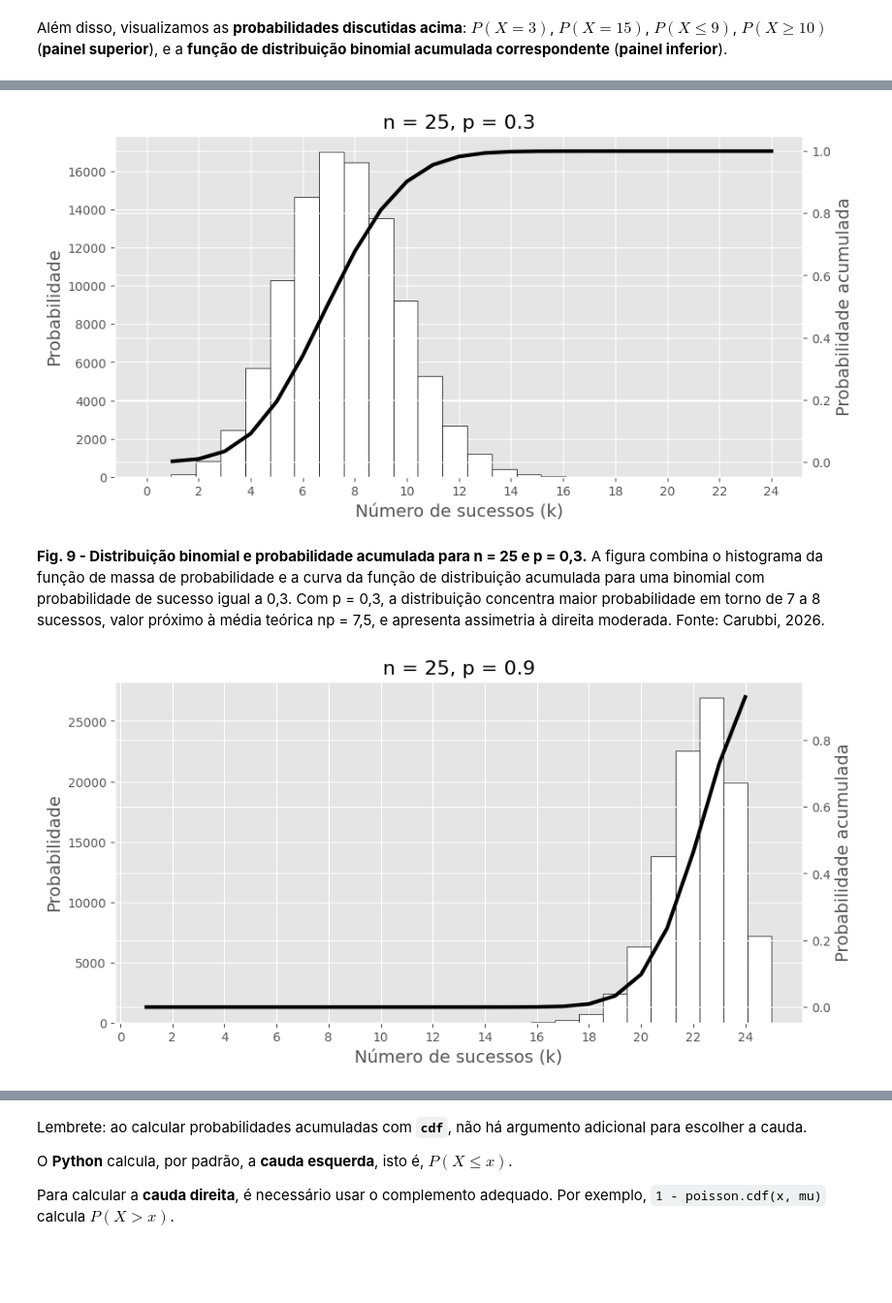
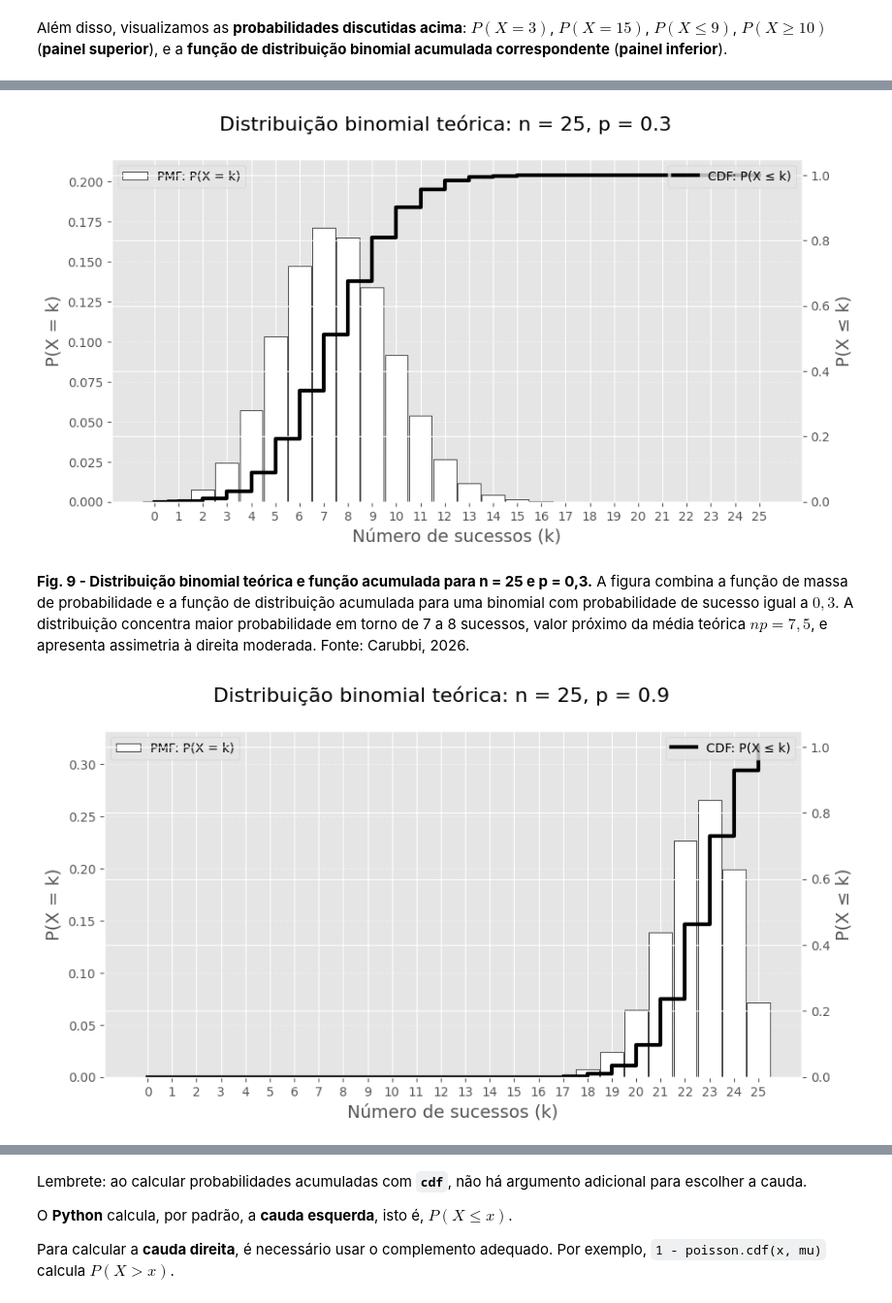
Before and after one commit to carubbi/T199_N724, a Jupyter notebook: aulas/notebooks/9_VAD.ipynb, the cells around one changed output, grey strips where cells are left out. Shown at 97% size. Drawn from its saved outputs; the diff is of its cells as text; code cells hidden in the pictures; blank space fills up the shorter version.

```diff
--- a/aulas/notebooks/9_VAD.ipynb
+++ b/aulas/notebooks/9_VAD.ipynb
@@ -980,75 +1025,11 @@ plt.show()
 # %%
-n = 25
-p = 0.3  # probabilidade de sucesso
-size = 100000  # número de valores simulados
-
-random_binom_numbers = pd.Series(stats.binom.rvs(n, p, size=size))
-
-fig, ax = plt.subplots(figsize=(10, 5))
-plt.title(f"n = {n}, p = {p}", fontsize=16)
-
-# Histograma da PMF
-ax.hist(
-    random_binom_numbers,
-    bins=len(np.unique(random_binom_numbers)),
-    color="white",
-    edgecolor="black",
-)
-
-ax.set_xlabel("Número de sucessos (k)", fontsize=14)
-ax.set_xticks(np.arange(0, n + 1, 2))
-ax.set_ylabel("Probabilidade", fontsize=14)
-
-# Segundo eixo Y (CDF)
-ax2 = ax.twinx()
-ax2.plot(
-    np.arange(1, n),
-    stats.binom.cdf(np.arange(1, n), n, p),
-    linewidth=3,
-    color="black",
-)
-
-ax2.set_ylabel("Probabilidade acumulada", fontsize=14)
-
-plt.show()
+plot_binomial_pmf_cdf(n=25, p=0.3)
 # %% [output]
-[figure, old version]
+[figure, new version]
 # %% [markdown]
-**Fig. 9 - Distribuição binomial e probabilidade acumulada para n = 25 e p = 0,3.** A figura combina o histograma da função de massa de probabilidade e a curva da função de distribuição acumulada para uma binomial com probabilidade de sucesso igual a 0,3. Com p = 0,3, a distribuição concentra maior probabilidade em torno de 7 a 8 sucessos, valor próximo à média teórica np = 7,5, e apresenta assimetria à direita moderada. Fonte: Carubbi, 2026.
+**Fig. 9 - Distribuição binomial teórica e função acumulada para n = 25 e p = 0,3.** A figura combina a função de massa de probabilidade e a função de distribuição acumulada para uma binomial com probabilidade de sucesso igual a $0{,}3$. A distribuição concentra maior probabilidade em torno de 7 a 8 sucessos, valor próximo da média teórica $np = 7{,}5$, e apresenta assimetria à direita moderada. Fonte: Carubbi, 2026.
 # %%
-n = 25
-p = 0.9  # probabilidade de sucesso
-size = 100000  # número de valores simulados
-
-random_binom_numbers = pd.Series(stats.binom.rvs(n, p, size=size))
-
-fig, ax = plt.subplots(figsize=(10, 5))
-plt.title("n = 25, p = 0.9", fontsize=16)
-
-# Histograma da PMF
-ax.hist(
-    random_binom_numbers,
-    bins=len(np.unique(random_binom_numbers)),
-    color="white",
-    edgecolor="black",
-)
-
-ax.set_xlabel("Número de sucessos (k)", fontsize=14)
-ax.set_xticks(np.arange(0, n + 1, 2))
-ax.set_ylabel("Probabilidade", fontsize=14)
-
-# Segundo eixo Y (CDF)
-ax2 = ax.twinx()
-ax2.plot(
-    np.arange(1, n),
-    stats.binom.cdf(np.arange(1, n), n, p),
-    linewidth=3,
-    color="black",
-)
-
-ax2.set_ylabel("Probabilidade acumulada", fontsize=14)
-
-plt.show()
+plot_binomial_pmf_cdf(n=25, p=0.9)
 # %% [output]
-[figure, old version]
+[figure, new version]
 # %% [markdown]
```
Also changed, not shown: parts of 58 cells of this notebook.
